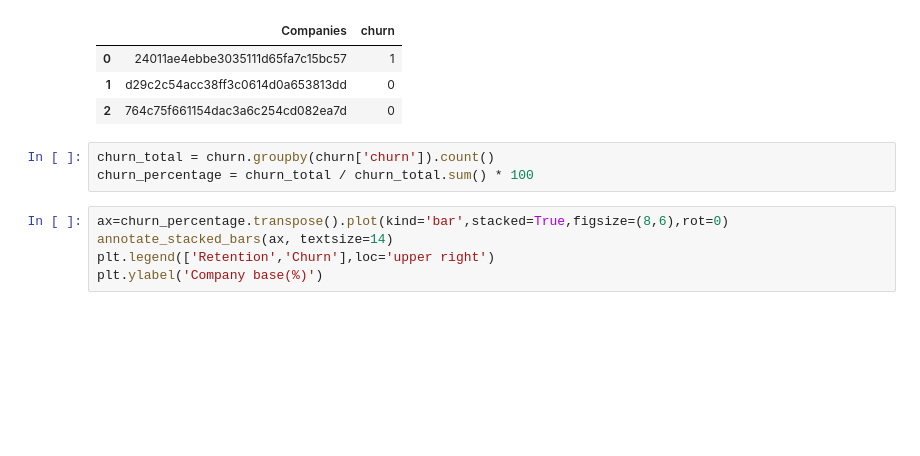
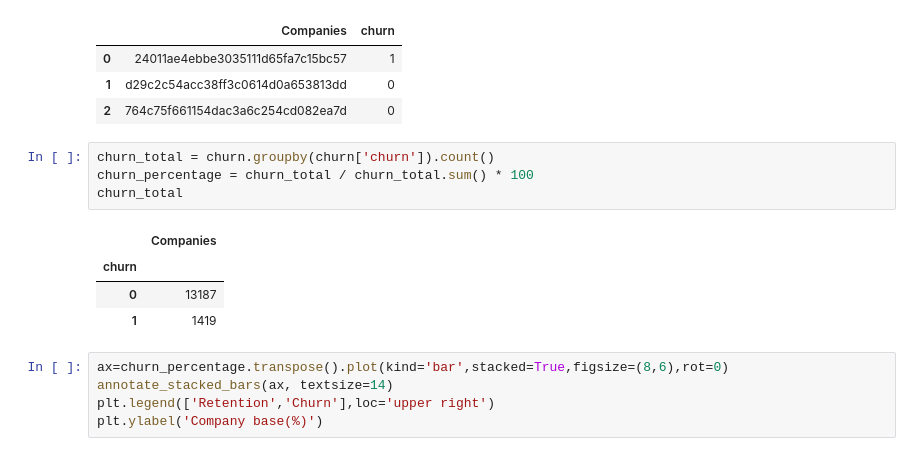
Before and after one commit to yash013/sme_customer_churn_problem, a Jupyter notebook: eda.ipynb, the cells around one changed output. Cells and saved outputs as stored; diff of their text form; blank space fills up the shorter version.

```diff
--- a/eda.ipynb
+++ b/eda.ipynb
@@ -161,6 +164,12 @@ churn.head(3)
 # %%
 churn_total = churn.groupby(churn['churn']).count()
 churn_percentage = churn_total / churn_total.sum() * 100
+churn_total
+# %% [output]
+|  | Companies |
+| churn |  |
+| 0 | 13187 |
+| 1 | 1419 |
 # %%
 ax=churn_percentage.transpose().plot(kind='bar',stacked=True,figsize=(8,6),rot=0)
 annotate_stacked_bars(ax, textsize=14)
```
Also changed, not shown: parts of 3 cells of this notebook, 1 other file.
